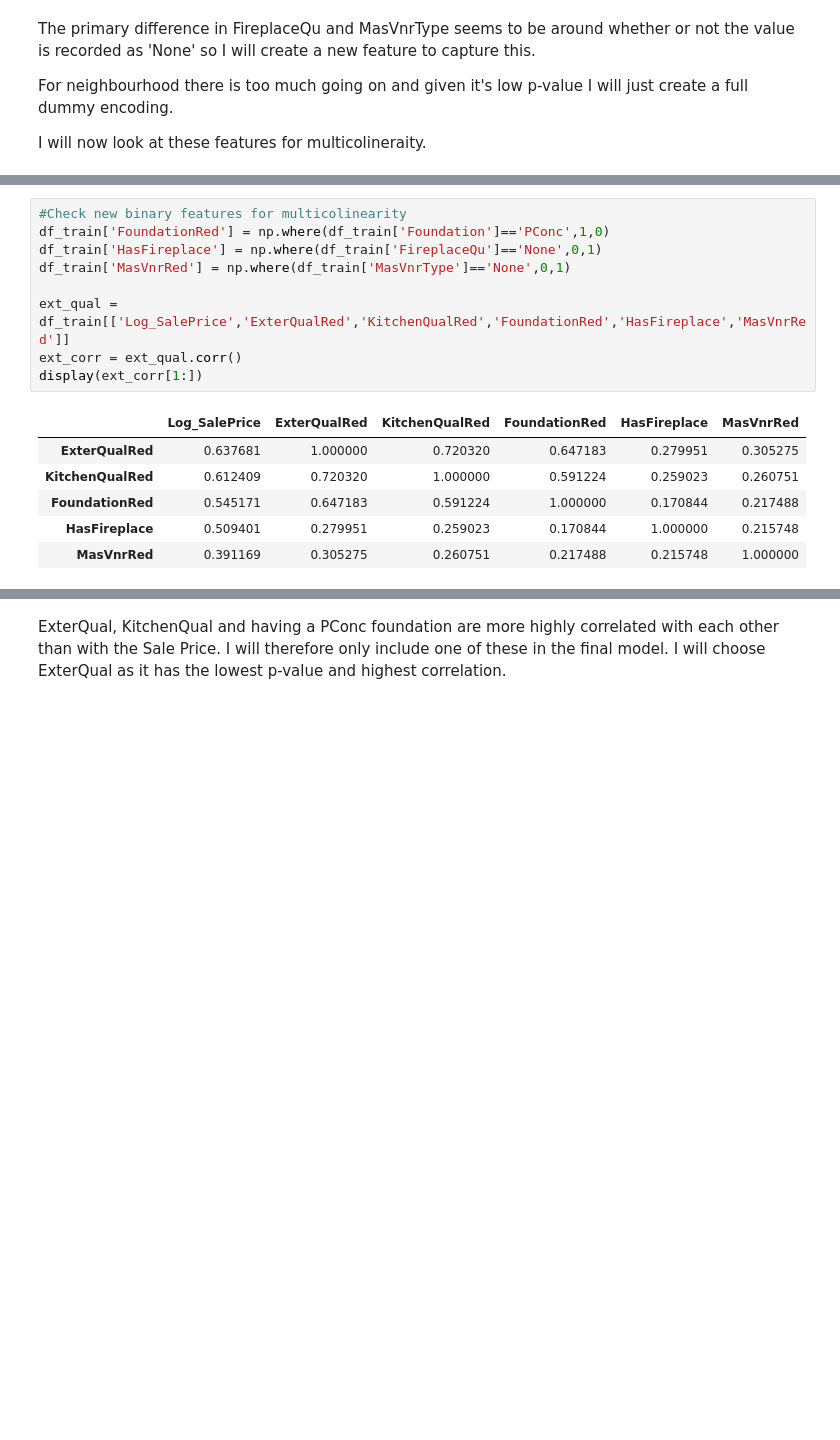
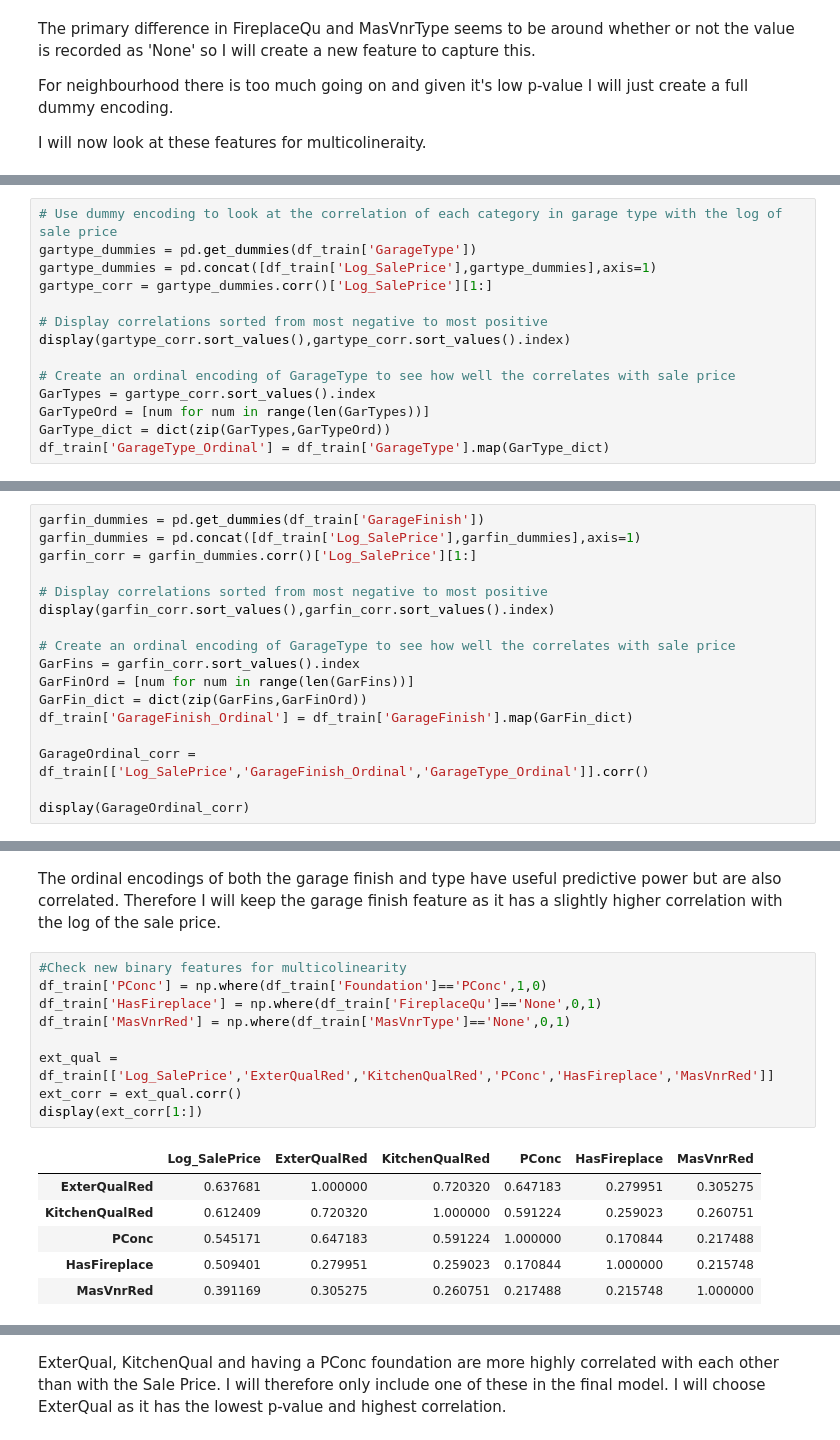
Before and after one commit to Ricksoc/Iowa-Housing, a Jupyter notebook: Ames House Prices.ipynb, the cells around one changed output, grey strips where cells are left out. Drawn from its saved outputs; the diff is of its cells as text; blank space fills up the shorter version.

```diff
--- a/Ames House Prices.ipynb
+++ b/Ames House Prices.ipynb
@@ -744,0 +774,14 @@ I will now look at these features for multicolineraity.
+# %%
+# Use dummy encoding to look at the correlation of each category in garage type with the log of sale price
+gartype_dummies = pd.get_dummies(df_train['GarageType'])
+gartype_dummies = pd.concat([df_train['Log_SalePrice'],gartype_dummies],axis=1)
+gartype_corr = gartype_dummies.corr()['Log_SalePrice'][1:]
+
+# Display correlations sorted from most negative to most positive
+display(gartype_corr.sort_values(),gartype_corr.sort_values().index)
+
+# Create an ordinal encoding of GarageType to see how well the correlates with sale price
+GarTypes = gartype_corr.sort_values().index
+GarTypeOrd = [num for num in range(len(GarTypes))]
+GarType_dict = dict(zip(GarTypes,GarTypeOrd))
+df_train['GarageType_Ordinal'] = df_train['GarageType'].map(GarType_dict)
@@ -744,0 +798,17 @@ I will now look at these features for multicolineraity.
+# %%
+garfin_dummies = pd.get_dummies(df_train['GarageFinish'])
+garfin_dummies = pd.concat([df_train['Log_SalePrice'],garfin_dummies],axis=1)
+garfin_corr = garfin_dummies.corr()['Log_SalePrice'][1:]
+
+# Display correlations sorted from most negative to most positive
+display(garfin_corr.sort_values(),garfin_corr.sort_values().index)
+
+# Create an ordinal encoding of GarageType to see how well the correlates with sale price
+GarFins = garfin_corr.sort_values().index
+GarFinOrd = [num for num in range(len(GarFins))]
+GarFin_dict = dict(zip(GarFins,GarFinOrd))
+df_train['GarageFinish_Ordinal'] = df_train['GarageFinish'].map(GarFin_dict)
+
+GarageOrdinal_corr = df_train[['Log_SalePrice','GarageFinish_Ordinal','GarageType_Ordinal']].corr()
+
+display(GarageOrdinal_corr)
@@ -745,17 +826,19 @@ I will now look at these features for multicolineraity.
+# %% [markdown]
+The ordinal encodings of both the garage finish and type have useful predictive power but are also correlated. Therefore I will keep the garage finish feature as it has a slightly higher correlation with the log of the sale price.
 # %%
 #Check new binary features for multicolinearity
-df_train['FoundationRed'] = np.where(df_train['Foundation']=='PConc',1,0)
+df_train['PConc'] = np.where(df_train['Foundation']=='PConc',1,0)
 df_train['HasFireplace'] = np.where(df_train['FireplaceQu']=='None',0,1)
 df_train['MasVnrRed'] = np.where(df_train['MasVnrType']=='None',0,1)
 
-ext_qual = df_train[['Log_SalePrice','ExterQualRed','KitchenQualRed','FoundationRed','HasFireplace','MasVnrRed']]
+ext_qual = df_train[['Log_SalePrice','ExterQualRed','KitchenQualRed','PConc','HasFireplace','MasVnrRed']]
 ext_corr = ext_qual.corr()
 display(ext_corr[1:])
 # %% [output]
-|  | Log_SalePrice | ExterQualRed | KitchenQualRed | FoundationRed | HasFireplace | MasVnrRed |
+|  | Log_SalePrice | ExterQualRed | KitchenQualRed | PConc | HasFireplace | MasVnrRed |
 | ExterQualRed | 0.637681 | 1.000000 | 0.720320 | 0.647183 | 0.279951 | 0.305275 |
 | KitchenQualRed | 0.612409 | 0.720320 | 1.000000 | 0.591224 | 0.259023 | 0.260751 |
-| FoundationRed | 0.545171 | 0.647183 | 0.591224 | 1.000000 | 0.170844 | 0.217488 |
+| PConc | 0.545171 | 0.647183 | 0.591224 | 1.000000 | 0.170844 | 0.217488 |
 | HasFireplace | 0.509401 | 0.279951 | 0.259023 | 0.170844 | 1.000000 | 0.215748 |
 | MasVnrRed | 0.391169 | 0.305275 | 0.260751 | 0.217488 | 0.215748 | 1.000000 |
 # %%
```
Also changed, not shown: parts of 60 cells of this notebook.
